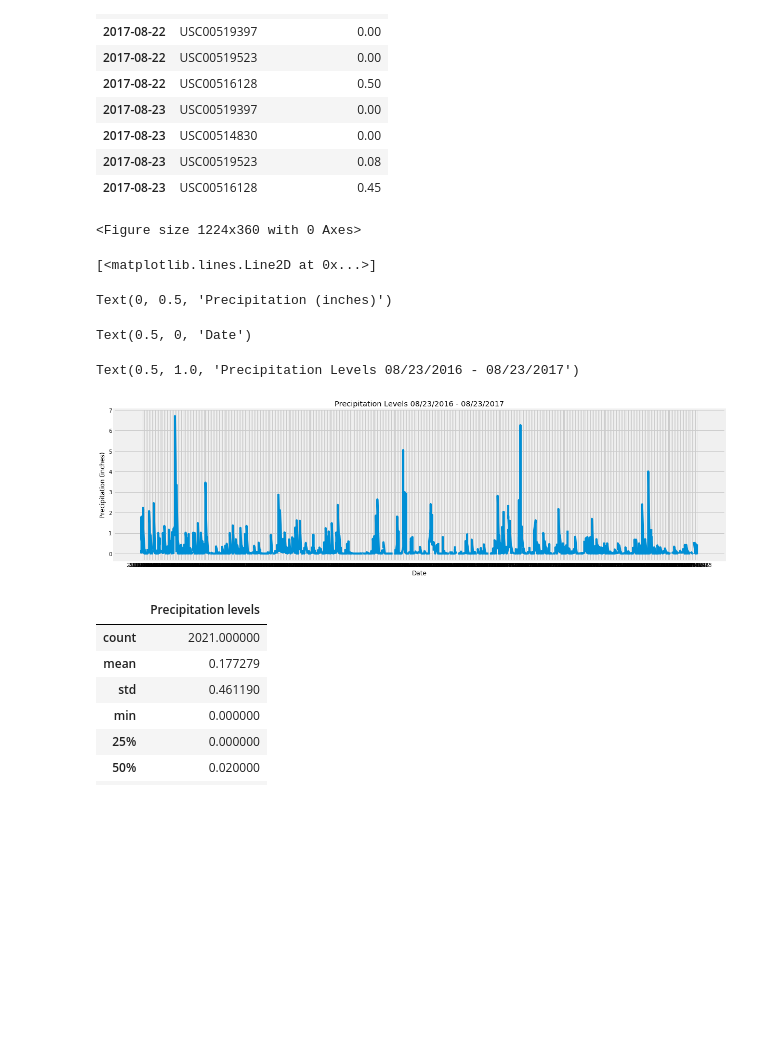
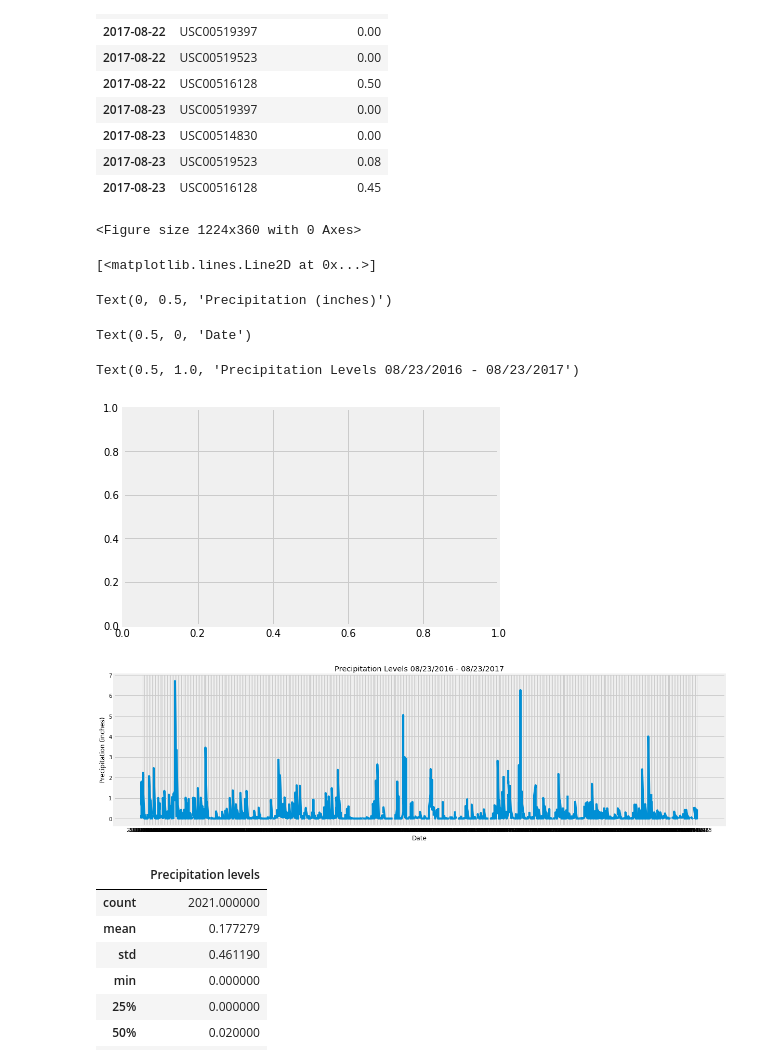
Before and after one commit to Emanste92/UCBEx_DataAnalytics, a Jupyter notebook: Py'waiiVacation_SQLAlchemy/ETE_Py'waii_VacationAnalysis_Step1.ipynb, the cells around one changed output. Saved outputs shown, nothing was run; the diff lists cells and outputs as text; code cells hidden in the pictures; blank space fills up the shorter version.

```diff
--- a/Py'waiiVacation_SQLAlchemy/ETE_Py'waii_VacationAnalysis_Step1.ipynb
+++ b/Py'waiiVacation_SQLAlchemy/ETE_Py'waii_VacationAnalysis_Step1.ipynb
@@ -119,23 +157,30 @@ prcp_df.tail(10)
 # %%
 # Plotting figure of prcp_df
+fig, ax = plt.subplots()
 plt.figure(figsize=(17,5))
 plt.plot(prcp_df.index, prcp_df['Precipitation levels'])
 plt.ylabel("Precipitation (inches)")
 plt.xlabel("Date")
 plt.title("Precipitation Levels 08/23/2016 - 08/23/2017")
 plt.tight_layout()
+
+# Reducing the labels displayed: Referenced
+# https://stackoverflow.com/questions/6682784/how-to-reduce-number-of-ticks-with-matplotlib
+# every_nth = 24
+# for n, tick in enumerate(ax.xaxis.get_ticklabels()):
+#     if n % every_nth != 0:
+#         tick.set_visible(False)
+
 # Save an image of the chart and print to screen
 plt.show()
-
-
-# need help fixing the date values, is there a way to clean this up?
 # %% [output]
 <Figure size 1224x360 with 0 Axes>
 [<matplotlib.lines.Line2D at 0x...>]
 Text(0, 0.5, 'Precipitation (inches)')
 Text(0.5, 0, 'Date')
 Text(0.5, 1.0, 'Precipitation Levels 08/23/2016 - 08/23/2017')
-[figure, old version]
+[figure, new version]
+[figure, added]
 # %%
 # prcp_df summary statistics
 prcp_df.describe()
```
Also changed, not shown: parts of 19 cells of this notebook, 1 other file.
